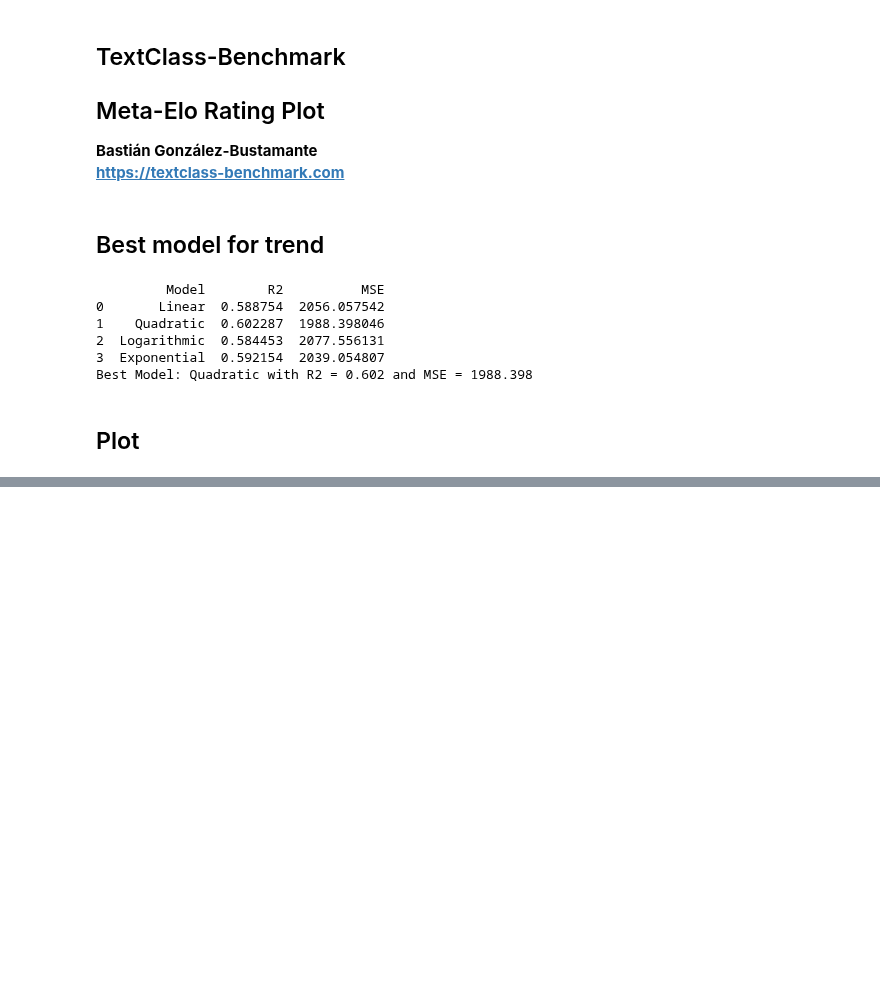
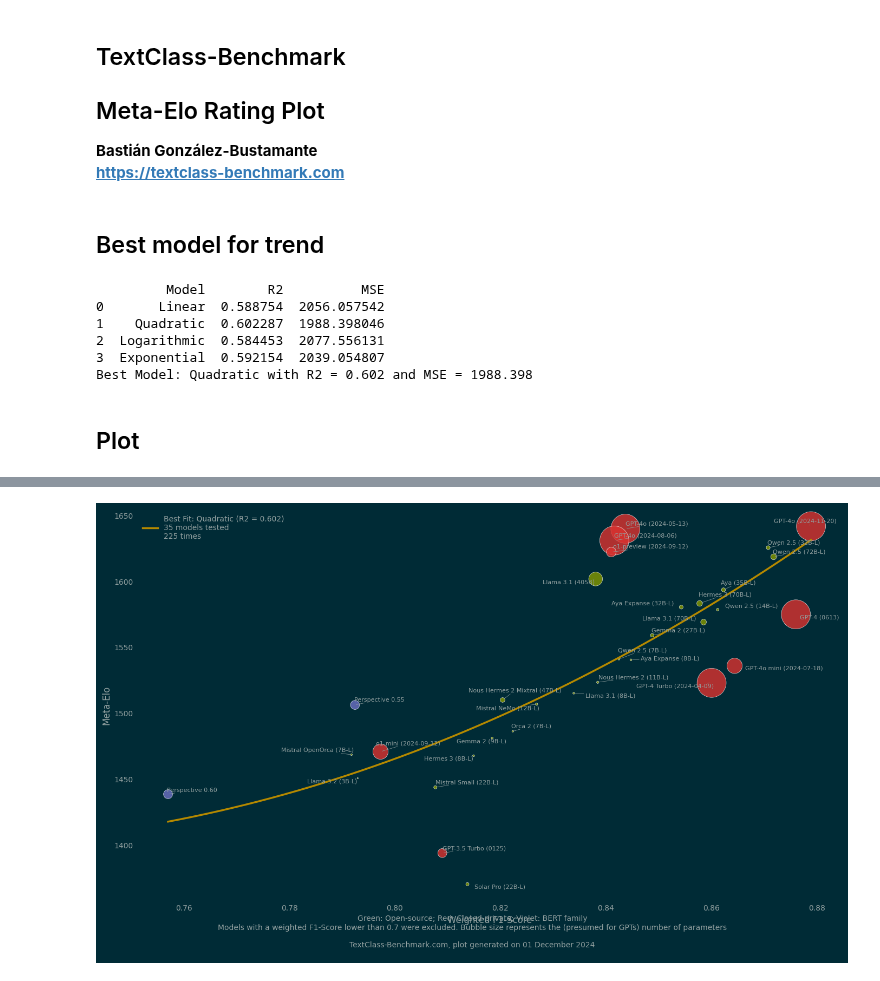
Before and after one commit to bgonzalezbustamante/TextClass-Benchmark, a Jupyter notebook: code/plot_Meta_ELO.ipynb, the cells around one changed output, grey strips where cells are left out. Cells and saved outputs as stored; diff of their text form; code cells hidden in the pictures; blank space fills up the shorter version.

Commit message:
Stamp plot

```diff
--- a/code/plot_Meta_ELO.ipynb
+++ b/code/plot_Meta_ELO.ipynb
@@ -179,0 +86,98 @@ plt.show()
+# %%
+## For adjustText randomness at certain degree
+np.random.seed(86)
+
+## Current date
+current_date = datetime.now().strftime('%d %B %Y')
+
+## Normalise parameters for bubble sizes
+filtered_df.loc[:, 'Bubble_Size'] = filtered_df['Parameters'] / filtered_df['Parameters'].max() * 1500 ## Increase bubble scale
+
+## Define bubble colors
+def get_color(source):
+    if source == "Open":
+        return '#859900' ## Green
+    elif source == "Closed":
+        return '#dc322f' ## Red
+    elif source == "BERT":
+        return '#6c71c4' ## Violet
+
+filtered_df.loc[:, 'Color'] = filtered_df['Source'].apply(get_color)
+
+# Create the plot with a dark background
+## plt.figure(figsize=(12, 8), facecolor='#002b36')  ## Size and background
+plt.figure(figsize=(14, 8), facecolor='#002b36') ## Size and background
+
+## Scatter plot with colors based on Source category
+scatter = plt.scatter(
+    filtered_df['F1-Score'],
+    filtered_df['Meta-Elo'],
+    s=filtered_df['Bubble_Size'],
+    alpha=0.8,
+    color=filtered_df['Color'],
+    edgecolors='white',
+    linewidth=0.5
+)
+
+## Count benchmarks
+num_unique_models = f1_elo_df['Model'].nunique()
+num_test = f1_elo_df['Cycles'].sum()
+
+## Plot the best-fit model
+x_range = np.linspace(min(x), max(x), 500)
+if best_model['Model'] == 'Logarithmic':
+    ## plt.plot(x_range, models['Logarithmic'](x_range), color='#b58900', linewidth=2.5, label='Best Fit: Logarithmic')
+    plt.plot(x_range, models['Logarithmic'](x_range), color='#b58900', linewidth=2.5, label=f"Best Fit: Logarithmic (R2 = {best_model['R2']:.3f})\n{num_unique_models} models tested\n{num_test} times")
+else:
+    ## plt.plot(x_range, models[best_model['Model']](x_range), color='#b58900', linewidth=2.5, label=f"Best Fit: {best_model['Model']}")
+    plt.plot(x_range, models[best_model['Model']](x_range), color='#b58900', linewidth=2.5, label=f"Best Fit: {best_model['Model']} (R2 = {best_model['R2']:.3f})\n{num_unique_models} models tested\n{num_test} times")
+
+## Add model labels
+texts = [
+    plt.text(row['F1-Score'], row['Meta-Elo'], row['Model'], fontsize=8, ha='center', color='#93a1a1') ## Light text color
+    for _, row in filtered_df.iterrows()
+]
+
+## Use adjustText to dynamically adjust labels
+adjust_text(texts, arrowprops=dict(arrowstyle='-', color='#93a1a1', lw=0.5))
+
+## Set axis labels
+plt.xlabel('Weighted F1-Score', fontsize=12, color='#93a1a1')
+plt.ylabel('Meta-Elo', fontsize=12, color='#93a1a1')
+
+## Set custom axis limits and ticks
+## plt.xlim(0.7, 0.9)
+## plt.ylim(1400, 1700)
+plt.tick_params(axis='y', length=0)
+plt.tick_params(axis='x', length=0)
+
+## Remove gridlines and borders (spines)
+ax = plt.gca()
+ax.set_facecolor('#002b36') ## Dark background
+ax.spines['top'].set_visible(False)  ## Top spine
+ax.spines['right'].set_visible(False) ## Right spine
+ax.spines['left'].set_visible(False)  ## Left spine
+ax.spines['bottom'].set_visible(False) ## Bottom spine
+ax.tick_params(colors='#93a1a1') ## Tick labels in light color
+ax.grid(False) ## No gridlines
+
+## Bottom caption
+plt.figtext(
+    0.5, -0.05,
+    f"Green: Open-source; Red: Closed-private; Violet: BERT family\nModels with a weighted F1-Score lower than 0.7 were excluded. Bubble size represents the (presumed for GPTs) number of parameters\n\nTextClass-Benchmark.com, plot generated on {current_date}\n",
+    wrap=True, horizontalalignment='center', fontsize=10, color='#93a1a1'
+)
+
+## Legend for the quadratic line
+plt.legend(loc='upper left', fontsize=10, frameon=False, labelcolor='#93a1a1')
+
+## Save the plot in high resolution
+output_name = "../docs/plots/meta_elo"
+plt.savefig(f"{output_name}.png", dpi=300, bbox_inches='tight')
+## plt.savefig(f"{output_name}.pdf", dpi=300, bbox_inches='tight')
+
+## Show the plot
+plt.tight_layout()
+plt.show()
+# %% [output]
+[figure, added]
```
Also changed, not shown: parts of 2 cells of this notebook, 1 other file.
